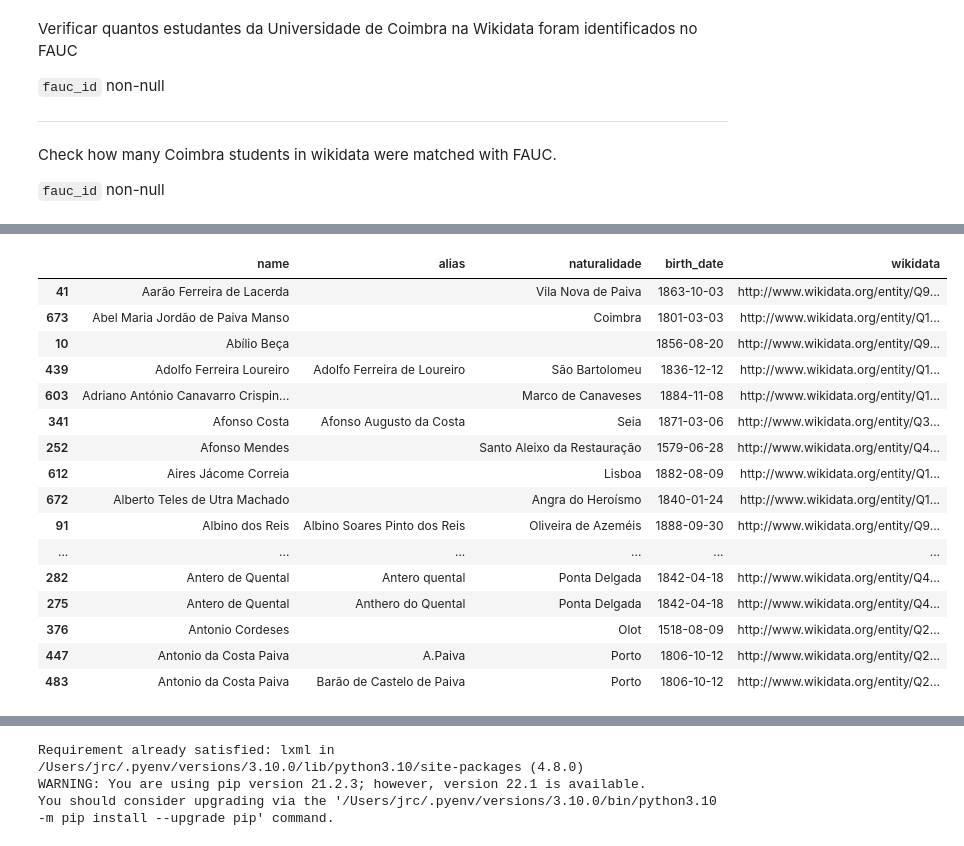
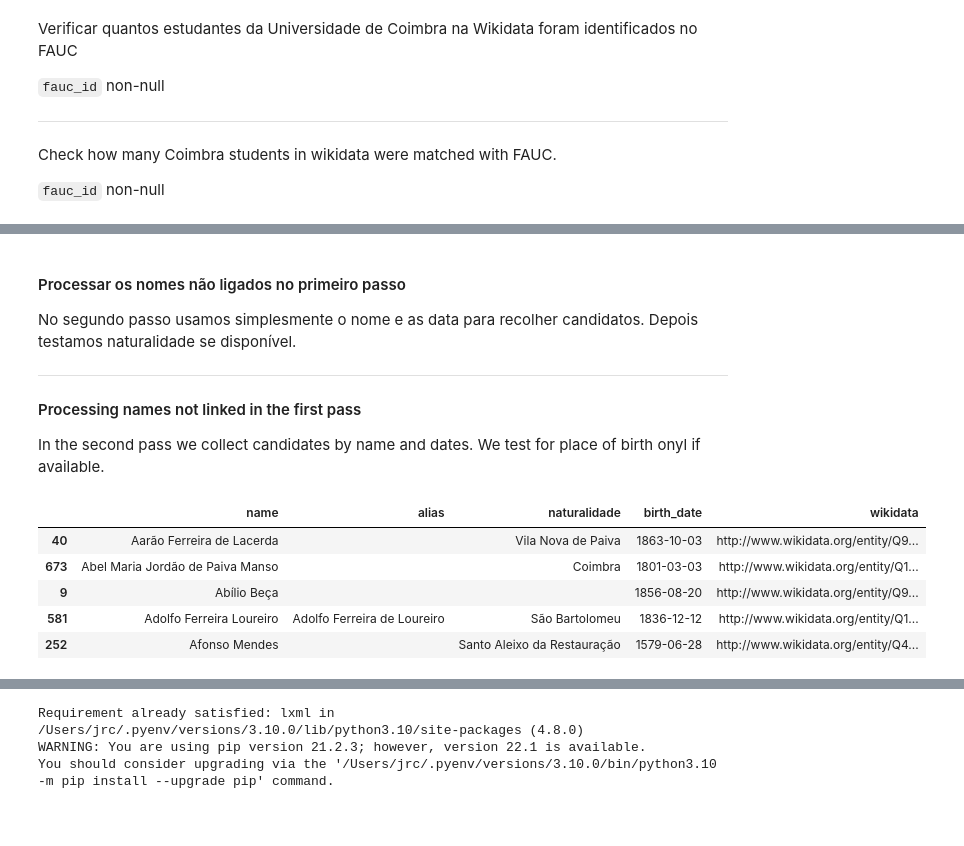
Before and after one commit to joaquimrcarvalho/fauc1537-1919, a Jupyter notebook: notebooks/995-linked_data_sandbox.ipynb, the cells around one changed output, grey strips where cells are left out. Drawn from its saved outputs; the diff is of its cells as text; code cells hidden in the pictures; blank space fills up the shorter version.

Commit message:
Improve wikidata matching

```diff
--- a/notebooks/995-linked_data_sandbox.ipynb
+++ b/notebooks/995-linked_data_sandbox.ipynb
@@ -187,5 +190,31 @@ Number of unique BNP id: 258
 ---
 
 #### Record matching wikidata with FAUC: use name and place of birth, check dates
+# %%
+# Manual matches: these are cases where information diverges too much for automated match
+#  but match is secure.
+
+manual_match = {
+    'http://www.wikidata.org/entity/Q20045590':  # Amadeu de Castro e Sola
+    '233633',  # Amadeu da Costa Pereira e Sola
+
+    'http://www.wikidata.org/entity/Q130870': # António Bernardo da Costa Cabral, Marquês de Tomar
+    '128045' # António Bernardo da Costa Cabral
+    ,
+    'http://www.wikidata.org/entity/Q9618745':  # António Borges Coutinho de Medeiros de Sousa Dias da Câmara
+    '235243'
+    ,
+    'http://www.wikidata.org/entity/Q610816':  # António Dinis da Cruz e Silva
+    '207592'
+    ,
+    'http://www.wikidata.org/entity/Q316806':  # Almeida Garret
+    '203942'
+    ,
+    # António Dinis Vieira
+    'http://www.wikidata.org/entity/Q18707730':
+    '216781'
+
+
+}
 # %%
 import warnings
@@ -419,21 +507,22 @@ students.to_csv('../inferences/wikidata/students_wikidata_matched.csv',sep=',')
+# %% [markdown]
+#### Processar os nomes não ligados no primeiro passo
+
+No segundo passo usamos simplesmente o nome e as data para recolher candidatos.
+Depois testamos naturalidade se disponível.
+
+---
+
+#### Processing names not linked in the first pass
+
+In the second pass we collect candidates by name and dates.
+We test for place of birth onyl if available.
 # %%
 unlinked = students[students['fauc_id'].isnull()]
-unlinked[['name','alias','naturalidade','birth_date','wikidata']].head(30).fillna("")
+unlinked[['name','alias','naturalidade','birth_date','wikidata']].head().fillna("")
 # %% [output]
 |  | name | alias | naturalidade | birth_date | wikidata |
-| 41 | Aarão Ferreira de Lacerda |  | Vila Nova de Paiva | 1863-10-03 | http://www.wikidata.org/entity/Q9... |
+| 40 | Aarão Ferreira de Lacerda |  | Vila Nova de Paiva | 1863-10-03 | http://www.wikidata.org/entity/Q9... |
 | 673 | Abel Maria Jordão de Paiva Manso |  | Coimbra | 1801-03-03 | http://www.wikidata.org/entity/Q1... |
-| 10 | Abílio Beça |  |  | 1856-08-20 | http://www.wikidata.org/entity/Q9... |
-| 439 | Adolfo Ferreira Loureiro | Adolfo Ferreira de Loureiro | São Bartolomeu | 1836-12-12 | http://www.wikidata.org/entity/Q1... |
-| 603 | Adriano António Canavarro Crispin... |  | Marco de Canaveses | 1884-11-08 | http://www.wikidata.org/entity/Q1... |
-| 341 | Afonso Costa | Afonso Augusto da Costa | Seia | 1871-03-06 | http://www.wikidata.org/entity/Q3... |
+| 9 | Abílio Beça |  |  | 1856-08-20 | http://www.wikidata.org/entity/Q9... |
+| 581 | Adolfo Ferreira Loureiro | Adolfo Ferreira de Loureiro | São Bartolomeu | 1836-12-12 | http://www.wikidata.org/entity/Q1... |
 | 252 | Afonso Mendes |  | Santo Aleixo da Restauração | 1579-06-28 | http://www.wikidata.org/entity/Q4... |
-| 612 | Aires Jácome Correia |  | Lisboa | 1882-08-09 | http://www.wikidata.org/entity/Q1... |
-| 672 | Alberto Teles de Utra Machado |  | Angra do Heroísmo | 1840-01-24 | http://www.wikidata.org/entity/Q1... |
-| 91 | Albino dos Reis | Albino Soares Pinto dos Reis | Oliveira de Azeméis | 1888-09-30 | http://www.wikidata.org/entity/Q9... |
-| ... | ... | ... | ... | ... | ... |
-| 282 | Antero de Quental | Antero quental | Ponta Delgada | 1842-04-18 | http://www.wikidata.org/entity/Q4... |
-| 275 | Antero de Quental | Anthero do Quental | Ponta Delgada | 1842-04-18 | http://www.wikidata.org/entity/Q4... |
-| 376 | Antonio Cordeses |  | Olot | 1518-08-09 | http://www.wikidata.org/entity/Q2... |
-| 447 | Antonio da Costa Paiva | A.Paiva | Porto | 1806-10-12 | http://www.wikidata.org/entity/Q2... |
-| 483 | Antonio da Costa Paiva | Barão de Castelo de Paiva | Porto | 1806-10-12 | http://www.wikidata.org/entity/Q2... |
```
Also changed, not shown: parts of 17 cells of this notebook.
